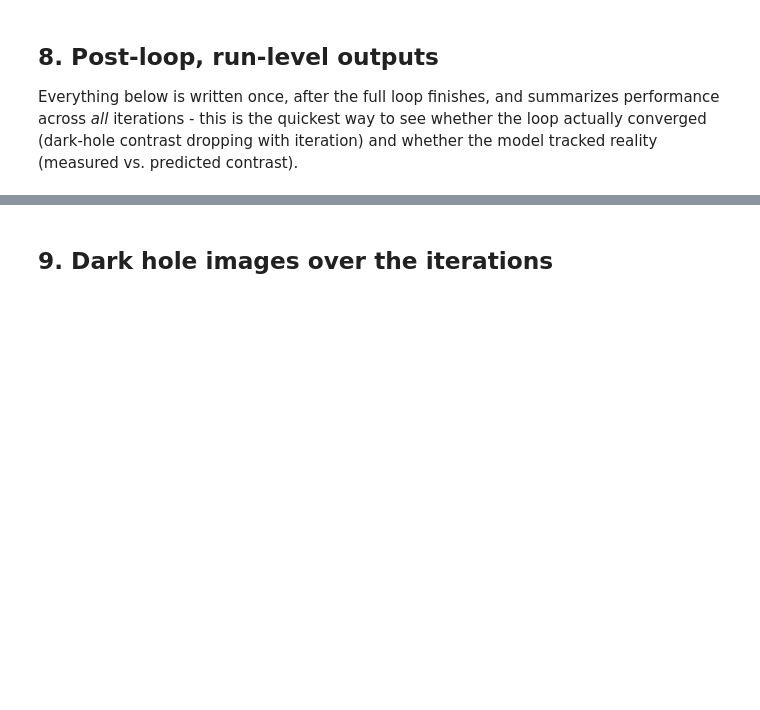
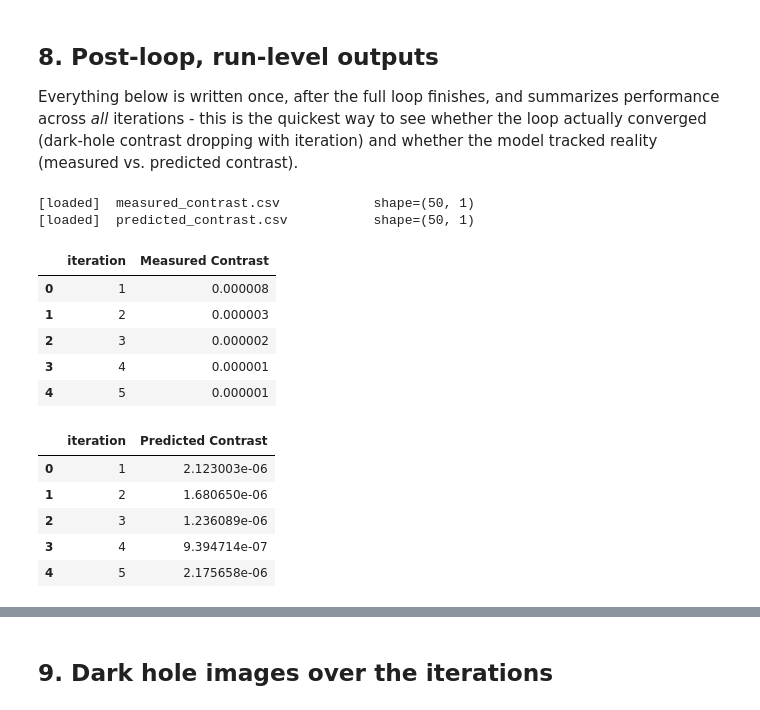
Before and after one commit to zahrahmed1017/corgihowfsc, a Jupyter notebook: sandbox/zja/corgihowfsc_output_analysis.ipynb, the cells around one changed output, grey strips where cells are left out. Cells and saved outputs as stored; diff of their text form; code cells hidden in the pictures; blank space fills up the shorter version.

```diff
--- a/sandbox/zja/corgihowfsc_output_analysis.ipynb
+++ b/sandbox/zja/corgihowfsc_output_analysis.ipynb
@@ -474,8 +470,30 @@ across *all* iterations - this is the quickest way to see whether the loop actua
 # %%
 measured_contrast = load_csv(LOOP_DIR / "measured_contrast.csv")
 predicted_contrast = load_csv(LOOP_DIR / "predicted_contrast.csv")
+
+# Add column with row (iteration) number:
+iter_num = range(1, len(measured_contrast) + 1)
+measured_contrast.insert(0, 'iteration', iter_num)
+predicted_contrast.insert(0,'iteration', iter_num)
+# measured_contrast.index = range(1, len(measured_contrast) + 1)
+# measured_contrast.index.name = 'iteration'
 
 if measured_contrast is not None:
     display(measured_contrast.head())
 if predicted_contrast is not None:
     display(predicted_contrast.head())
+# %% [output]
+[loaded]  measured_contrast.csv            shape=(50, 1)
+[loaded]  predicted_contrast.csv           shape=(50, 1)
+|  | iteration | Measured Contrast |
+| 0 | 1 | 0.000008 |
+| 1 | 2 | 0.000003 |
+| 2 | 3 | 0.000002 |
+| 3 | 4 | 0.000001 |
+| 4 | 5 | 0.000001 |
+|  | iteration | Predicted Contrast |
+| 0 | 1 | 2.123003e-06 |
+| 1 | 2 | 1.680650e-06 |
+| 2 | 3 | 1.236089e-06 |
+| 3 | 4 | 9.394714e-07 |
+| 4 | 5 | 2.175658e-06 |
```
Also changed, not shown: parts of 22 cells of this notebook.
